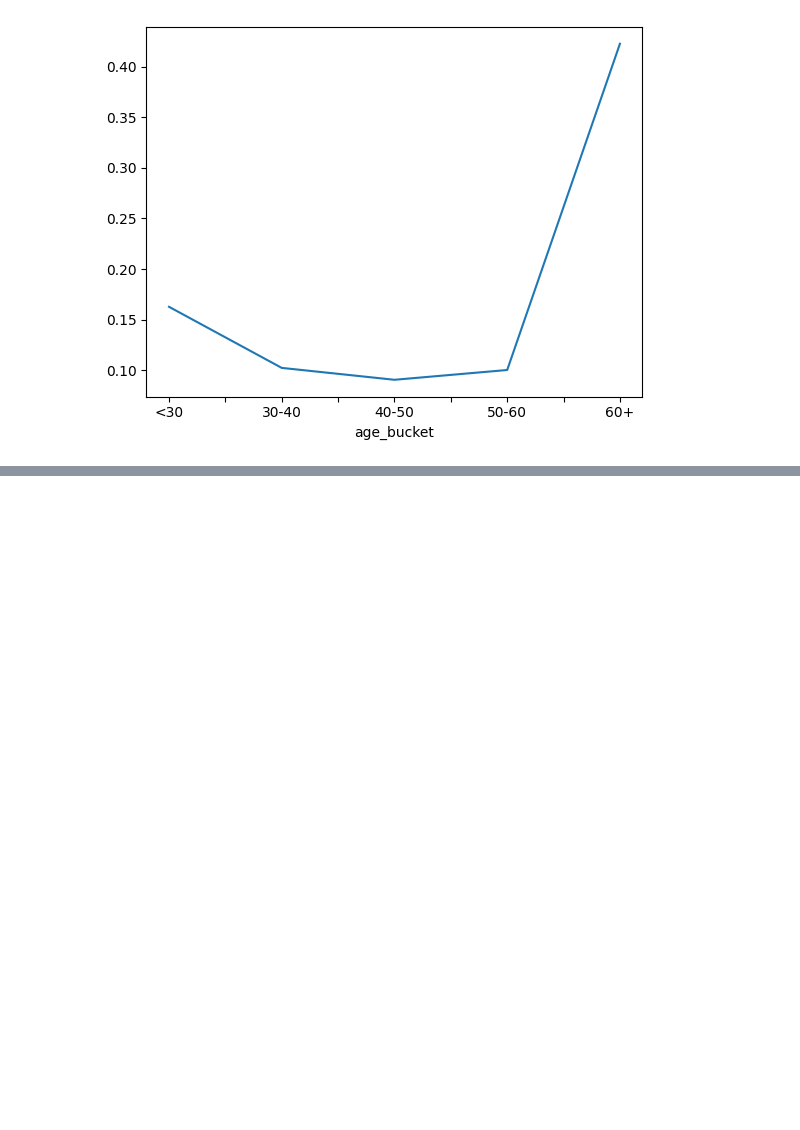
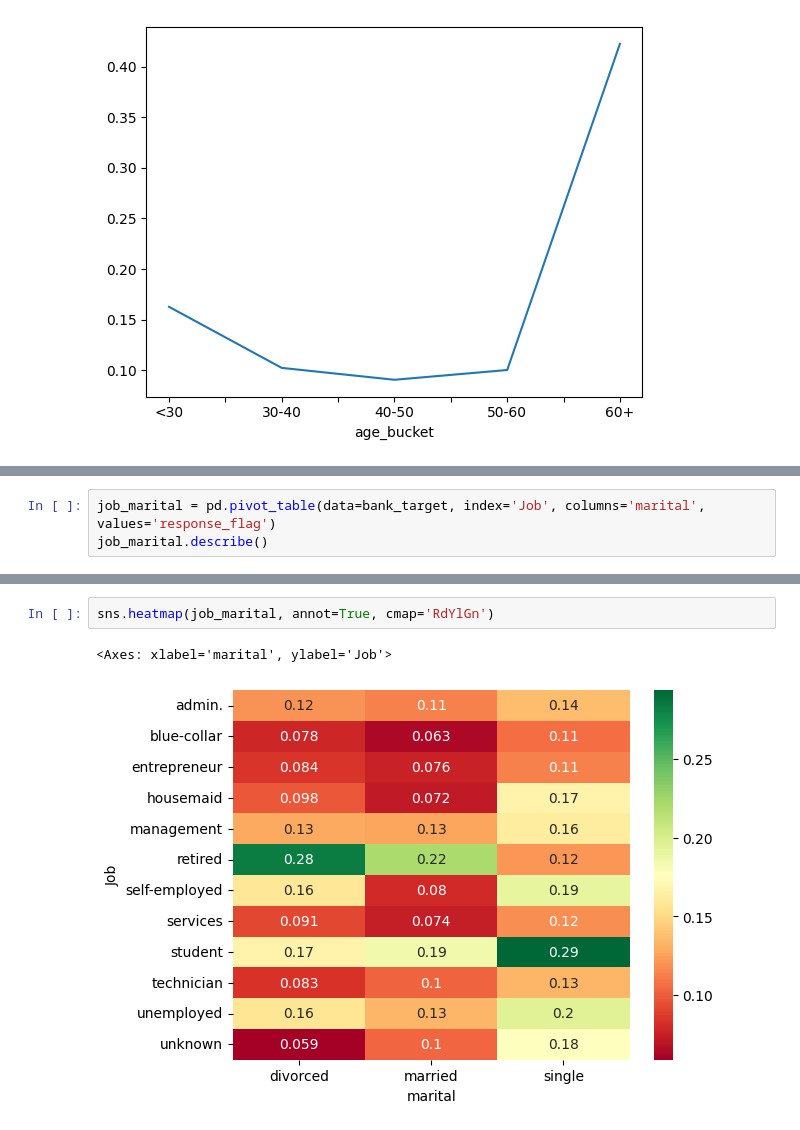
Before and after one commit to Rushank14/Python-Notebooks, a Jupyter notebook: notebooks/EDA.ipynb, the cells around one changed output, grey strips where cells are left out. Saved outputs shown, nothing was run; the diff lists cells and outputs as text; blank space fills up the shorter version.

```diff
--- a/notebooks/EDA.ipynb
+++ b/notebooks/EDA.ipynb
@@ -922,0 +952,3 @@ plt.show()
+# %%
+job_marital = pd.pivot_table(data=bank_target, index='Job', columns='marital', values='response_flag')
+job_marital.describe()
@@ -922,0 +965,5 @@ plt.show()
+# %%
+sns.heatmap(job_marital, annot=True, cmap='RdYlGn')
+# %% [output]
+<Axes: xlabel='marital', ylabel='Job'>
+[figure, added]
```
Also changed, not shown: parts of 17 cells of this notebook, 3 other files.
